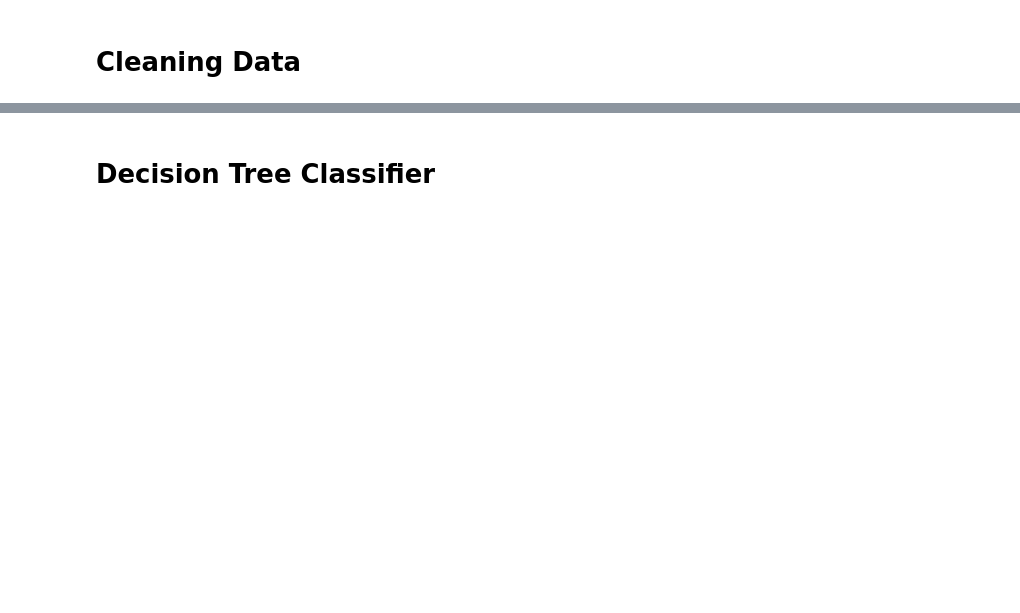
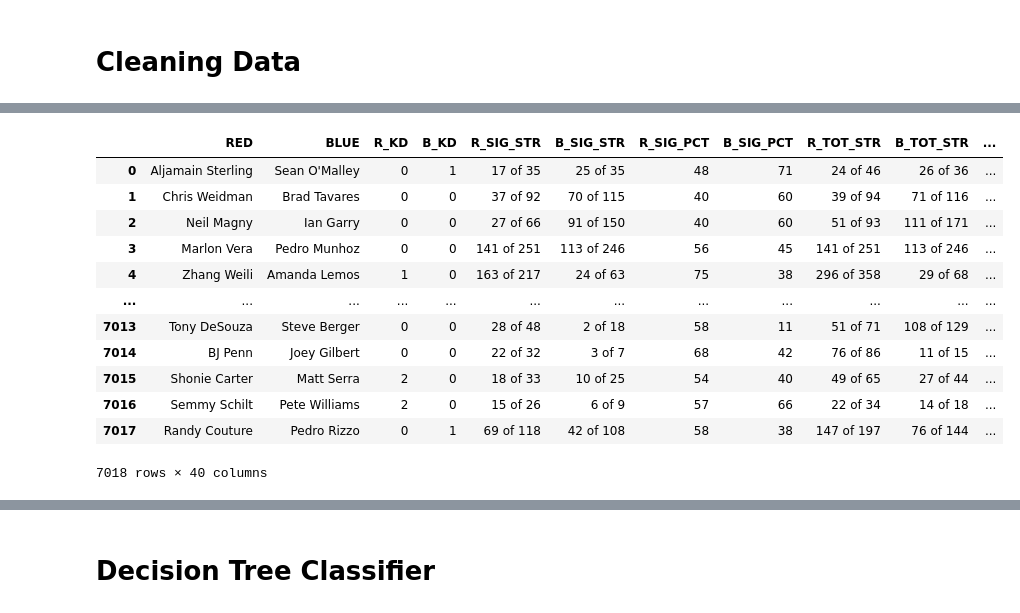
Before and after one commit to TheLevic/data-mining-project, a Jupyter notebook: project.ipynb, the cells around one changed output, grey strips where cells are left out. Saved outputs shown, nothing was run; the diff lists cells and outputs as text; code cells hidden in the pictures; blank space fills up the shorter version.

```diff
--- a/project.ipynb
+++ b/project.ipynb
@@ -108 +122,4 @@ df
 7018 rows × 40 columns
+# %%
+df["NUM_RD"] = df["NUM_RD"].str[:1]
+df["NUM_RD"]
@@ -108,0 +139,16 @@ df
+# %%
+df
+# %% [output]
+|  | RED | BLUE | R_KD | B_KD | R_SIG_STR | B_SIG_STR | R_SIG_PCT | B_SIG_PCT | R_TOT_STR | B_TOT_STR | ... |
+| 0 | Aljamain Sterling | Sean O'Malley | 0 | 1 | 17 of 35 | 25 of 35 | 48 | 71 | 24 of 46 | 26 of 36 | ... |
+| 1 | Chris Weidman | Brad Tavares | 0 | 0 | 37 of 92 | 70 of 115 | 40 | 60 | 39 of 94 | 71 of 116 | ... |
+| 2 | Neil Magny | Ian Garry | 0 | 0 | 27 of 66 | 91 of 150 | 40 | 60 | 51 of 93 | 111 of 171 | ... |
+| 3 | Marlon Vera | Pedro Munhoz | 0 | 0 | 141 of 251 | 113 of 246 | 56 | 45 | 141 of 251 | 113 of 246 | ... |
+| 4 | Zhang Weili | Amanda Lemos | 1 | 0 | 163 of 217 | 24 of 63 | 75 | 38 | 296 of 358 | 29 of 68 | ... |
+| ... | ... | ... | ... | ... | ... | ... | ... | ... | ... | ... | ... |
+| 7013 | Tony DeSouza | Steve Berger | 0 | 0 | 28 of 48 | 2 of 18 | 58 | 11 | 51 of 71 | 108 of 129 | ... |
+| 7014 | BJ Penn | Joey Gilbert | 0 | 0 | 22 of 32 | 3 of 7 | 68 | 42 | 76 of 86 | 11 of 15 | ... |
+| 7015 | Shonie Carter | Matt Serra | 2 | 0 | 18 of 33 | 10 of 25 | 54 | 40 | 49 of 65 | 27 of 44 | ... |
+| 7016 | Semmy Schilt | Pete Williams | 2 | 0 | 15 of 26 | 6 of 9 | 57 | 66 | 22 of 34 | 14 of 18 | ... |
+| 7017 | Randy Couture | Pedro Rizzo | 0 | 1 | 69 of 118 | 42 of 108 | 58 | 38 | 147 of 197 | 76 of 144 | ... |
+7018 rows × 40 columns
```
Also changed, not shown: parts of 10 cells of this notebook, 1 other file.
